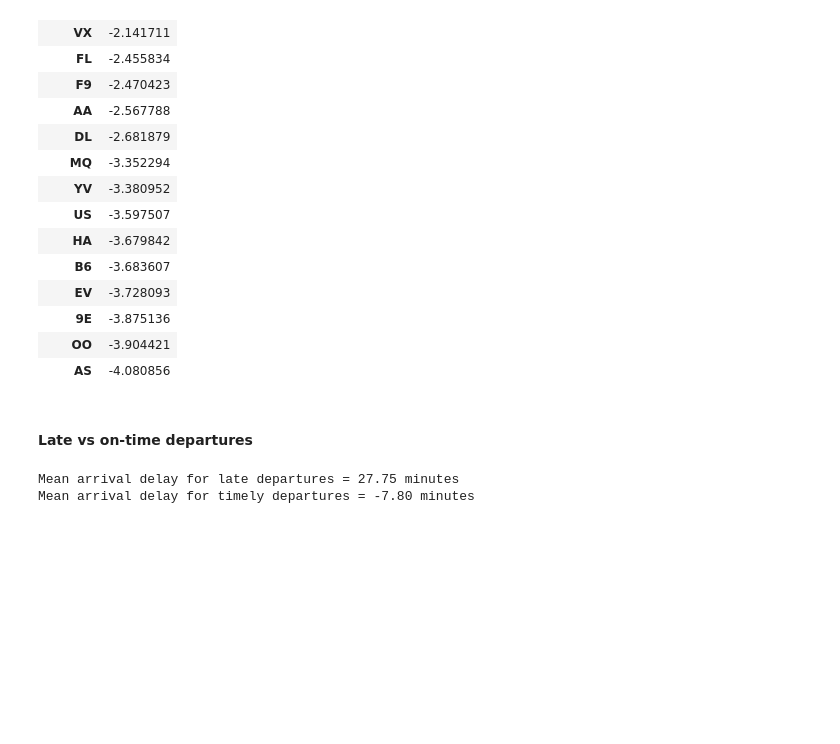
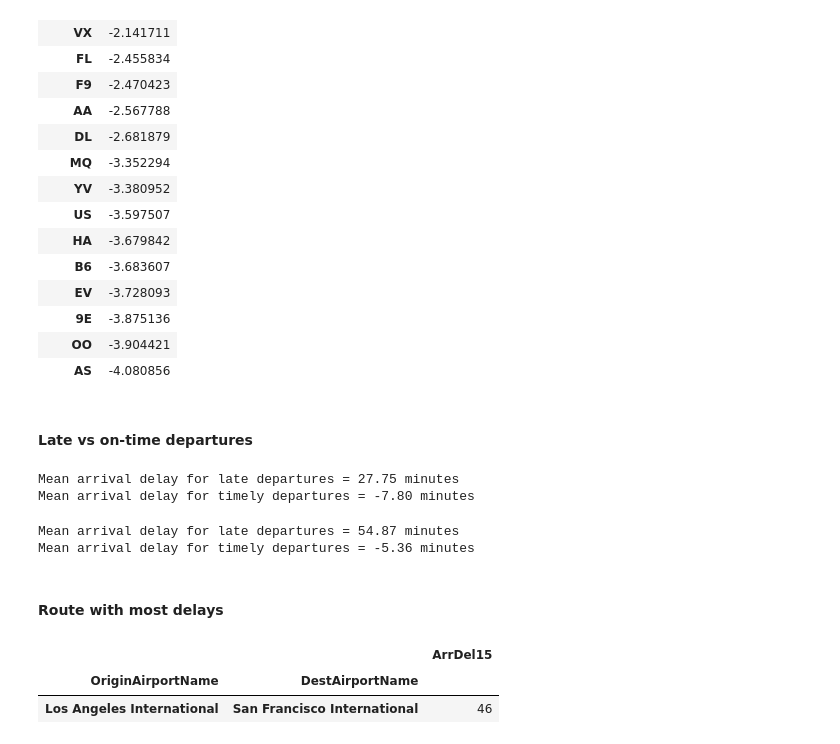
Before and after one commit to dg1223/azure-data-scientist, a Jupyter notebook: 01 - Flights Challenge.ipynb, the cells around one changed output. Saved outputs shown, nothing was run; the diff lists cells and outputs as text; code cells hidden in the pictures; blank space fills up the shorter version.

```diff
--- a/01 - Flights Challenge.ipynb
+++ b/01 - Flights Challenge.ipynb
@@ -477,3 +477,26 @@ print('Mean arrival delay for timely departures = {:.2f}'.format(arrDel_ontimeDe
 # %% [output]
 Mean arrival delay for late departures = 27.75 minutes
 Mean arrival delay for timely departures = -7.80 minutes
+# %%
+# create separate dataframes for late and on-time departures
+late_dep = df_flights[df_flights['DepDel15'] == 1]
+ontime_dep = df_flights[df_flights['DepDel15'] == 0]
+
+arrDel_lateDep = late_dep['ArrDelay'].mean()
+arrDel_ontimeDep = ontime_dep['ArrDelay'].mean()
+
+print('Mean arrival delay for late departures = {:.2f}'.format(arrDel_lateDep), 'minutes')
+print('Mean arrival delay for timely departures = {:.2f}'.format(arrDel_ontimeDep), 'minutes')
+# %% [output]
+Mean arrival delay for late departures = 54.87 minutes
+Mean arrival delay for timely departures = -5.36 minutes
+# %% [markdown]
+#### Route with most delays
+# %%
+arrDelays = df_flights[df_flights['ArrDel15'] == 1]
+
+pd.DataFrame(arrDelays.groupby(['OriginAirportName', 'DestAirportName']).ArrDel15.count().sort_values(ascending=False)).head(1)
+# %% [output]
+|  |  | ArrDel15 |
+| OriginAirportName | DestAirportName |  |
+| Los Angeles International | San Francisco International | 46 |
```
Also changed, not shown: parts of 3 cells of this notebook.
